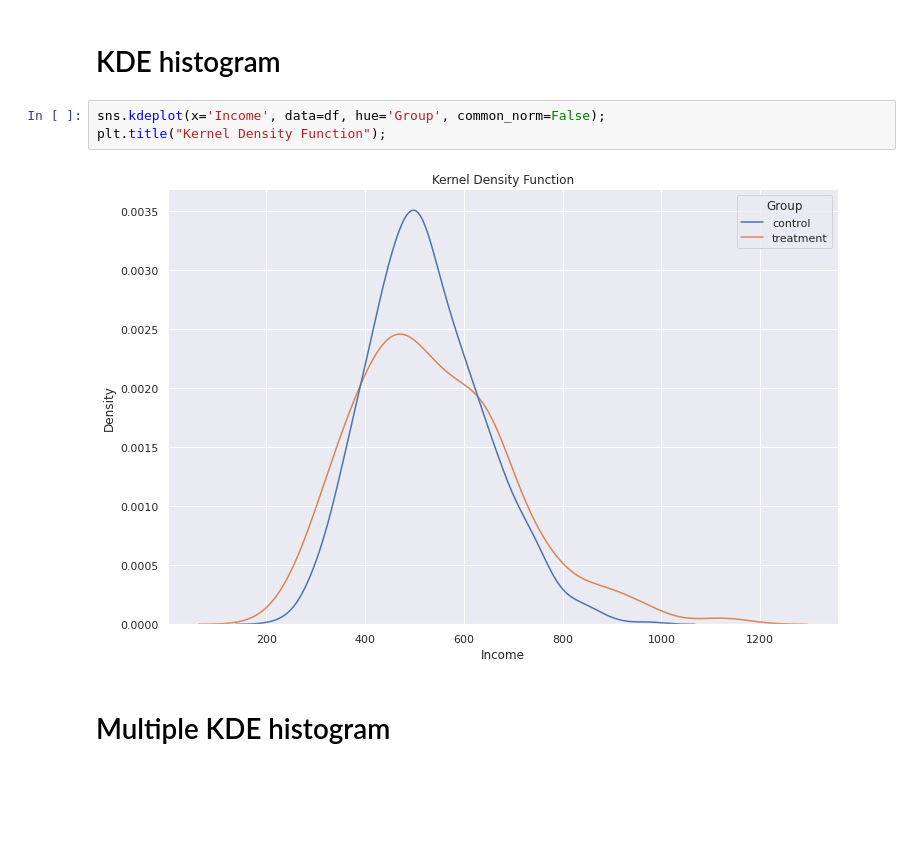
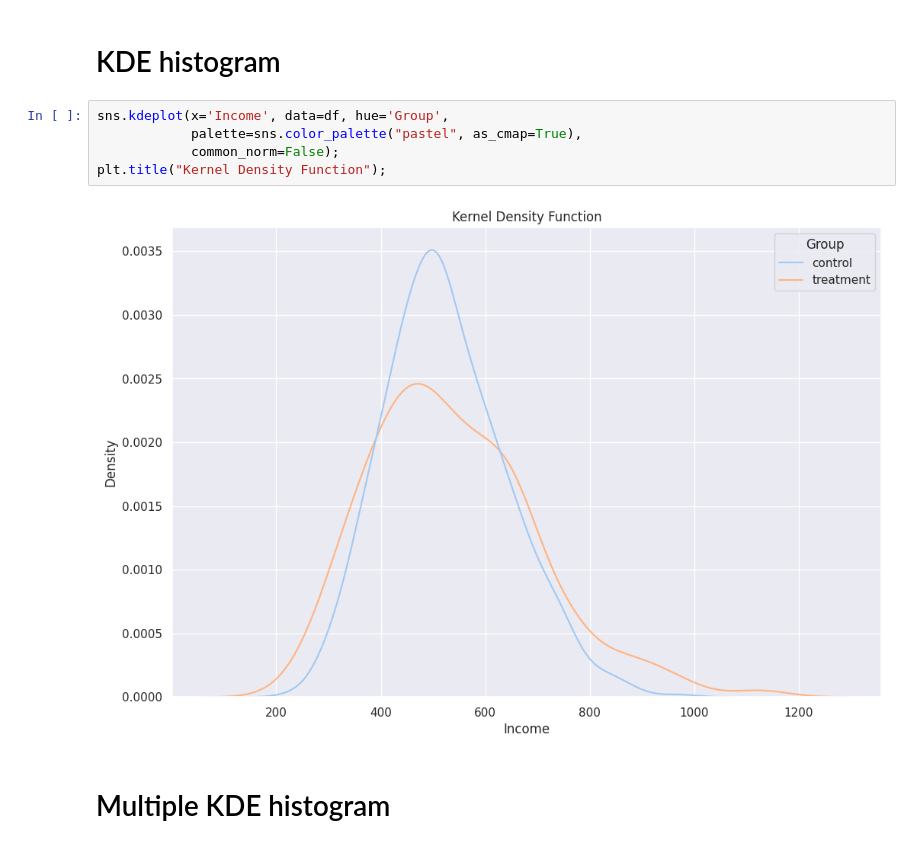
Before and after one commit to beatwad/kaggle_tips, a Jupyter notebook: Visualization/Tabular.ipynb, the cells around one changed output. Drawn from its saved outputs; the diff is of its cells as text; blank space fills up the shorter version.

Commit message:
Fix some data processing functions

```diff
--- a/Visualization/Tabular.ipynb
+++ b/Visualization/Tabular.ipynb
@@ -183,10 +183,12 @@ plot_target_hist(df, num_cols, n_rows=1, n_cols=3, target='Group')
 # %% [markdown]
 # KDE histogram
 # %%
-sns.kdeplot(x='Income', data=df, hue='Group', common_norm=False);
+sns.kdeplot(x='Income', data=df, hue='Group',
+            palette=sns.color_palette("pastel", as_cmap=True),
+            common_norm=False);
 plt.title("Kernel Density Function");
 # %% [output]
-[figure, old version]
+[figure, new version]
 # %% [markdown]
 # Multiple KDE histogram
 # %%
```
Also changed, not shown: parts of 8 cells of this notebook, 2 other files.
